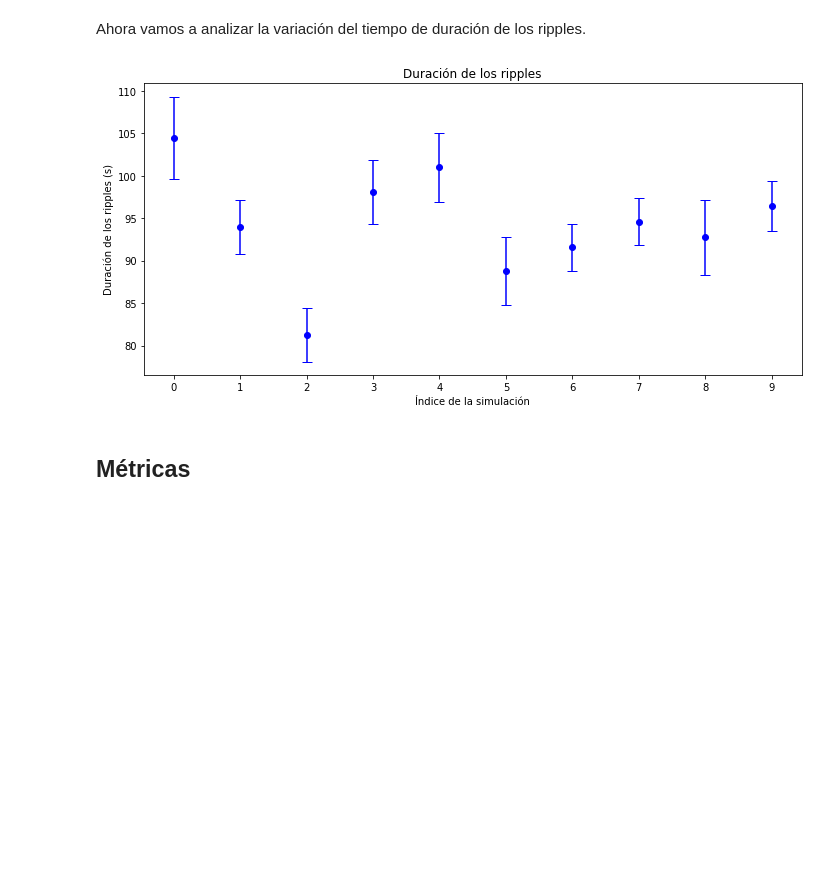
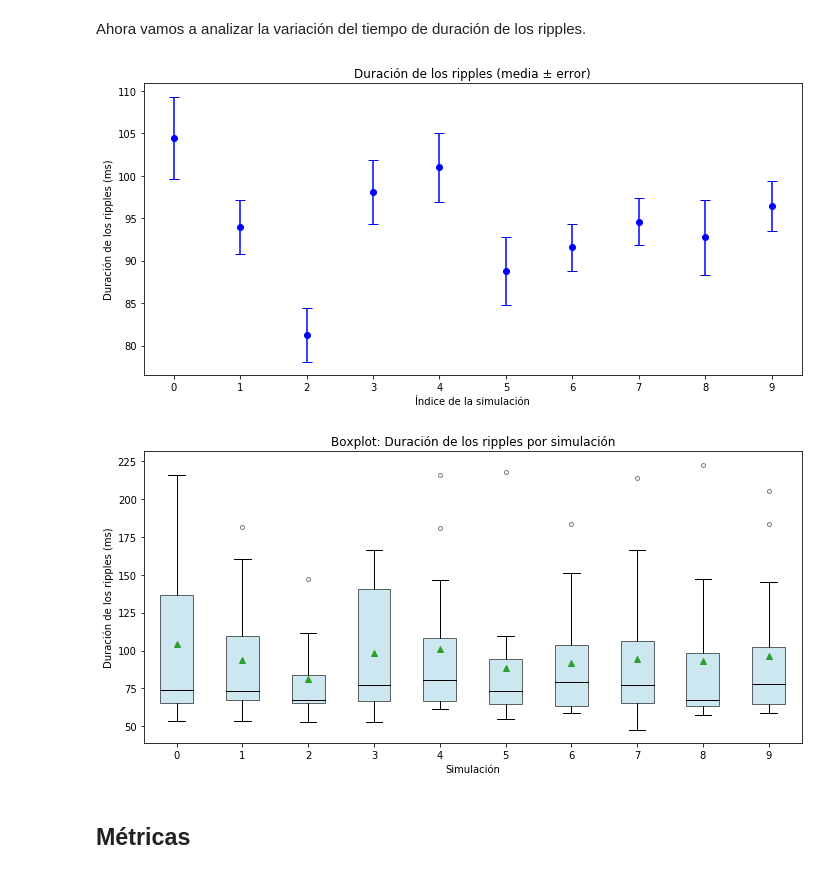
Before and after one commit to juanluserra/TFM-BigData, a Jupyter notebook: simulation-eeg/varianza_simulaciones.ipynb, the cells around one changed output. Drawn from its saved outputs; the diff is of its cells as text; code cells hidden in the pictures; blank space fills up the shorter version.

Commit message:
añadir diagramas de caja al análisis de variación de las simulaciones

```diff
--- a/simulation-eeg/varianza_simulaciones.ipynb
+++ b/simulation-eeg/varianza_simulaciones.ipynb
@@ -239,33 +456,47 @@ Ahora vamos a analizar la variación del tiempo de duración de los ripples.
 # %%
-duration_ripples = {
-    "mean": [],
-    "std": []
-}
-
-for ripples in ripple_data:
-    # Duración de los ripples
-    duration_ripples["mean"].append(np.mean(ripples[2]))
-    duration_ripples["std"].append(np.std(ripples[2]) / len(ripples[2]))
-
-# Representamos los resultados de la duración de los ripples
 fig4, ax4 = plt.subplots(figsize=(10, 5))
 ax4.errorbar(
     np.arange(len(duration_ripples["mean"])),
     duration_ripples["mean"],
     yerr=duration_ripples["std"],
     fmt='o',
     capsize=5,
     color="blue",
     zorder=3
 )
-ax4.set_ylabel("Duración de los ripples (s)")
+ax4.set_ylabel("Duración de los ripples (ms)")
 ax4.set_xlabel("Índice de la simulación")
 ax4.set_xticks(np.arange(len(duration_ripples["mean"])))
-ax4.set_title("Duración de los ripples")
+ax4.set_title("Duración de los ripples (media ± error)")
 fig4.tight_layout()
 plt.show()
+
+
+fig_box4, ax_box4 = plt.subplots(figsize=(10, 5))
+
+ax_box4.boxplot(
+    duration_ripples_per_sim,
+    patch_artist=True,
+    boxprops=dict(facecolor="lightblue", alpha=0.6),
+    medianprops=dict(color="black"),
+    showfliers=True,
+    flierprops=dict(marker='o', color='black', alpha=0.5, markersize=4),
+    showmeans=True
+)
+ax_box4.set_title("Boxplot: Duración de los ripples por simulación")
+ax_box4.set_xlabel("Simulación")
+ax_box4.set_ylabel("Duración de los ripples (ms)")
+
+# Ajustamos las etiquetas en el eje X de 0 a N-1
+N_sim_duration = len(duration_ripples_per_sim)
+ax_box4.set_xticks(np.arange(1, N_sim_duration + 1))
+ax_box4.set_xticklabels(np.arange(N_sim_duration))
+
+fig_box4.tight_layout()
+plt.show()
 # %% [output]
-[figure, old version]
+[figure, new version]
+[figure, added]
 # %% [markdown]
 ## Métricas
 # %% [markdown]
```
Also changed, not shown: parts of 9 cells of this notebook.
